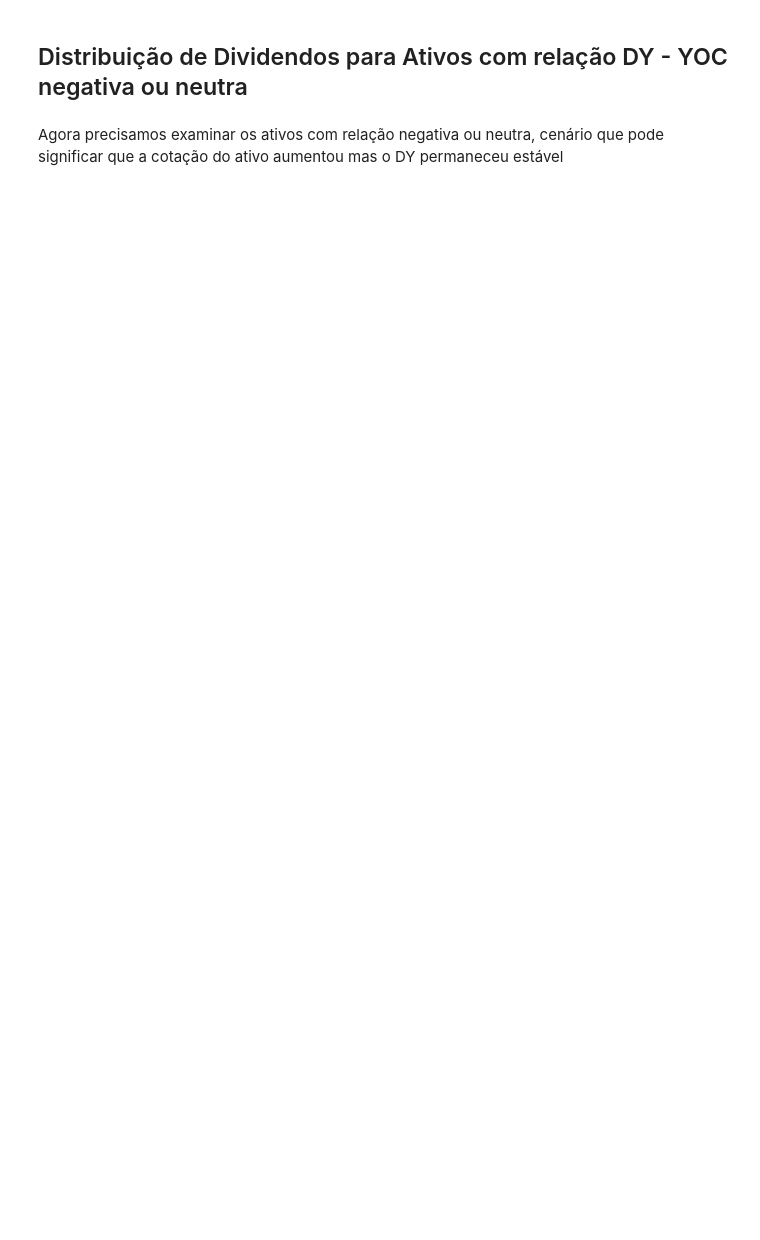
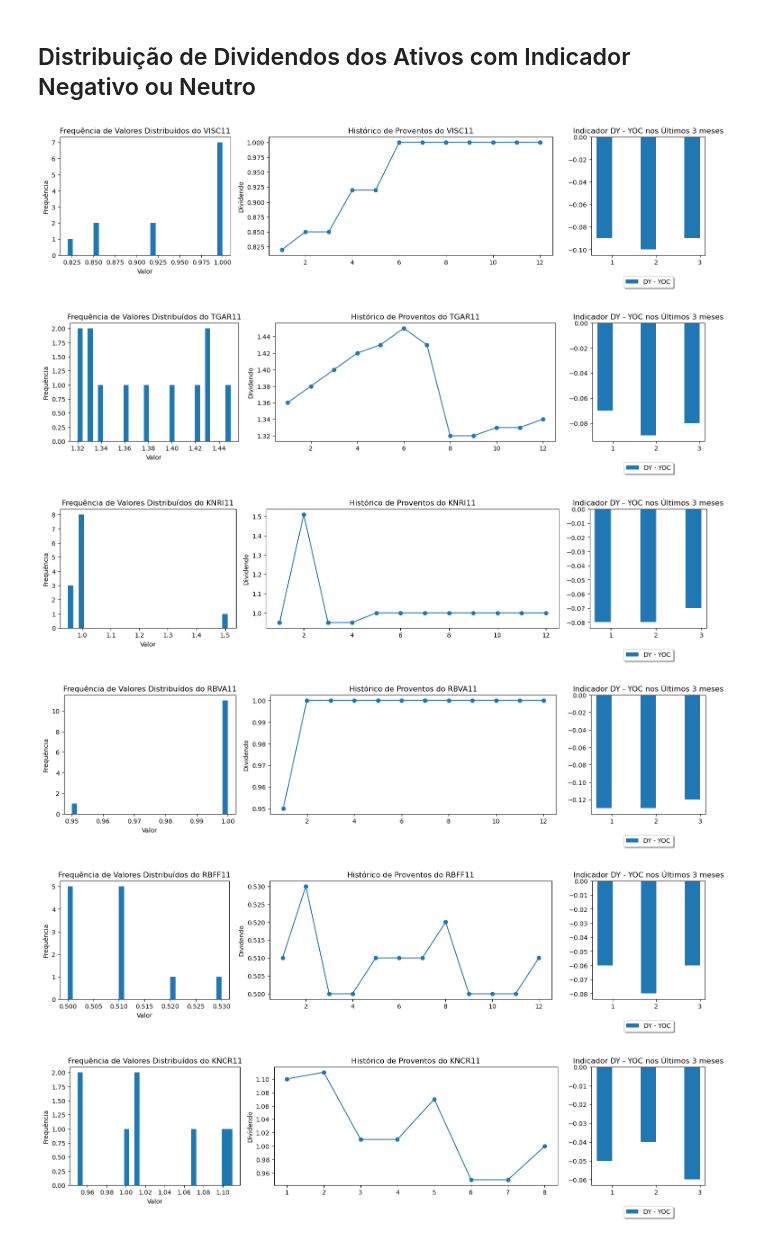
Before and after one commit to devBino/analise_dados_cases, a Jupyter notebook: analise_dividendos/dividendos_historicos_analise.ipynb, the cells around one changed output. Saved outputs shown, nothing was run; the diff lists cells and outputs as text; code cells hidden in the pictures; blank space fills up the shorter version.

```diff
--- a/analise_dividendos/dividendos_historicos_analise.ipynb
+++ b/analise_dividendos/dividendos_historicos_analise.ipynb
@@ -141,20 +175,50 @@ for a in ativos_relacao_positiva['Ativo'].unique():
 # %% [markdown]
-## Distribuição de Dividendos para Ativos com relação DY - YOC negativa ou neutra
+## Distribuição de Dividendos dos Ativos com Indicador Negativo ou Neutro
-# %% [markdown]
-Agora precisamos examinar os ativos com relação negativa ou neutra, cenário que pode significar que a cotação do ativo aumentou mas
-o DY permaneceu estável
 # %%
 import matplotlib.pyplot as plt
-ativos = df_relatorio[df_relatorio['ParcialNegativos'] <= 0.0]
+ativos = df_relatorio[df_relatorio['Parcial Positivos'] <= 0.0]
 
 for a in ativos['Ativo'].unique():
+
     filtro = dados['Ativo'] == a
     registros = dados[filtro][:limite_meses_relatorios]
 
-    plt.hist(registros['VALOR_DY_COTA'], bins=20, color='skyblue', edgecolor='black')
-    plt.title(a + ' - Distribuição de Proventos')
-    plt.xlabel('Valor')
-    plt.ylabel('Frequência')
-    plt.grid(True)
+    fig, axs = plt.subplots(1, 3, figsize=(15, 4), gridspec_kw={'width_ratios': [3, 5, 2]})
+
+    #exibindo gráfico de distribuição para analisar variação dos dividendos
+    axs[0].hist(registros['VALOR_DY_COTA'], bins=30)
+    axs[0].set_title('Frequência de Valores Distribuídos do ' + a)
+    axs[0].set_xlabel('Valor')
+    axs[0].set_ylabel('Frequência')
+
+    #ordenar os registros do ativo em asc pela data pagamento
+    registros = registros.sort_values(by='Data pgto.', ascending=True)
+
+    #exibindo gráfico de linhas com histórico dos dividendos
+    axs[1].plot(np.arange(1,len(registros)+1), registros['VALOR_DY_COTA'], marker='o', linestyle='-')
+    axs[1].set_title('Histórico de Proventos do ' + a)
+    axs[1].set_ylabel('Dividendo')
+
+    #exibir gráfico mostrar ultimas 3 relações DY - YOC
+    dados_ultimas_dyoc = registros[len(registros)-3:]
+
+    largura = 0.35
+    indices = np.arange(3)
+
+    axs[2].set_title('Indicador DY - YOC nos Últimos 3 meses')
+    axs[2].bar(indices - largura/2, dados_ultimas_dyoc['YOC_DY'], largura, label='DY - YOC')
+    axs[2].set_xticks(indices)
+    axs[2].set_xticklabels(np.arange(1,4))
+
+    axs[2].legend(loc='lower center', bbox_to_anchor=(0.5, -0.3), fancybox=True, shadow=True, ncol=2)
+
+    plt.tight_layout()
 
     plt.show()
+# %% [output]
+[figure, added]
+[figure, added]
+[figure, added]
+[figure, added]
+[figure, added]
+[figure, added]
```
Also changed, not shown: parts of 24 cells of this notebook.
